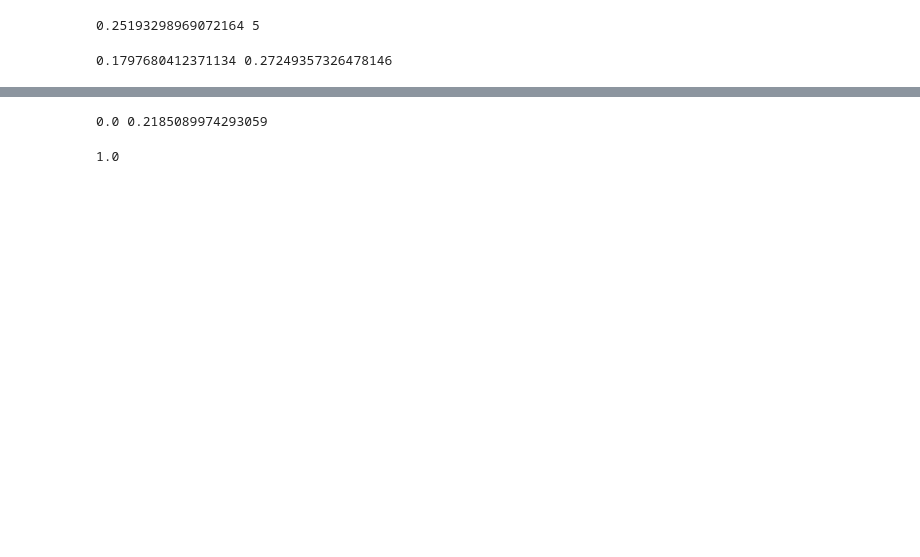
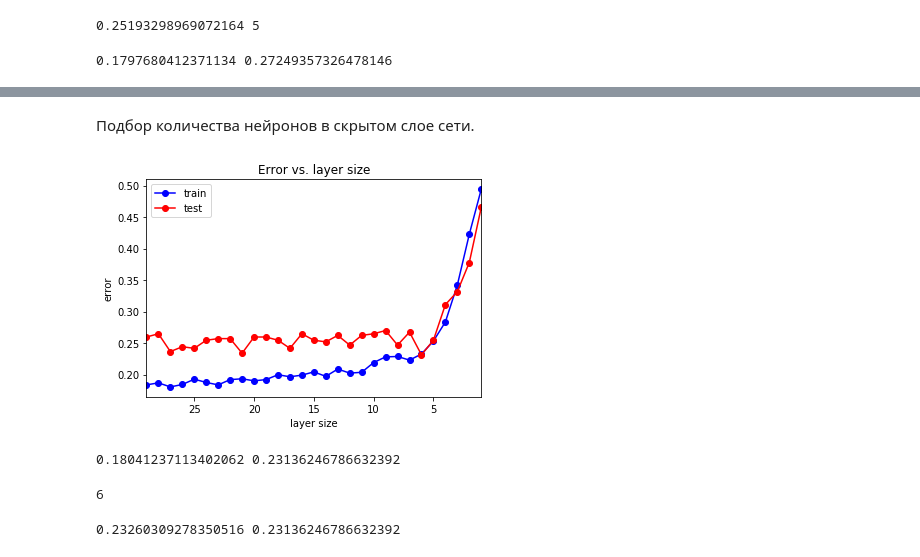
Before and after one commit to Pletnev-N/MachineLearningLabs, a Jupyter notebook: steel_plates.ipynb, the cells around one changed output, grey strips where cells are left out. Cells and saved outputs as stored; diff of their text form; code cells hidden in the pictures; blank space fills up the shorter version.

```diff
--- a/steel_plates.ipynb
+++ b/steel_plates.ipynb
@@ -175,15 +302,48 @@ print(err_train, err_test)
+# %% [markdown]
+Подбор количества нейронов в скрытом слое сети.
+# %%
+layer_size_arr = np.arange(1, 30, 1)
+test_err = []
+train_err = []
+for layer_size in layer_size_arr:
+    mlp_model = MLPClassifier(alpha = alpha_opt, hidden_layer_sizes = (layer_size,),
+                              solver = 'lbfgs', activation = 'logistic', random_state = 42)
+    mlp_model.fit(X_train, y_train)
+
+    y_train_pred = mlp_model.predict(X_train)
+    y_test_pred = mlp_model.predict(X_test)
+    train_err.append(np.mean(y_train != y_train_pred))
+    test_err.append(np.mean(y_test != y_test_pred))
+
+plt.plot(layer_size_arr, train_err, 'b-o', label = 'train')
+plt.plot(layer_size_arr, test_err, 'r-o', label = 'test')
+plt.xlim([np.max(layer_size_arr), np.min(layer_size_arr)])
+plt.title('Error vs. layer size')
+plt.xlabel('layer size')
+plt.ylabel('error')
+plt.legend()
+pass
+# %% [output]
+[figure, added]
+# %%
+min_train_err = np.min(train_err)
+min_test_err = np.min(test_err)
+print(min_train_err, min_test_err)
+# %% [output]
+0.18041237113402062 0.23136246786632392
+# %%
+layer_size_opt = layer_size_arr[test_err == min_test_err]
+layer_size_opt = layer_size_opt[0]
+print(layer_size_opt)
+# %% [output]
+6
 # %%
-from sklearn import ensemble
-rf = ensemble.RandomForestClassifier(n_estimators = 1000)
-rf.fit(X_train, y_train)
+mlp_model = MLPClassifier(alpha = alpha_opt, hidden_layer_sizes = (layer_size_opt,),
+                              solver = 'lbfgs', activation = 'logistic', random_state = 42)
+mlp_model.fit(X_train, y_train)
 
-err_train = np.mean(y_train != rf.predict(X_train))
-err_test  = np.mean(y_test  != rf.predict(X_test))
-
+err_train = np.mean(y_train != mlp_model.predict(X_train))
+err_test = np.mean(y_test != mlp_model.predict(X_test))
 print(err_train, err_test)
 # %% [output]
-0.0 0.2185089974293059
+0.23260309278350516 0.23136246786632392
-# %%
-np.sum(rf.feature_importances_)
-# %% [output]
-1.0
```
Also changed, not shown: parts of 20 cells of this notebook.
